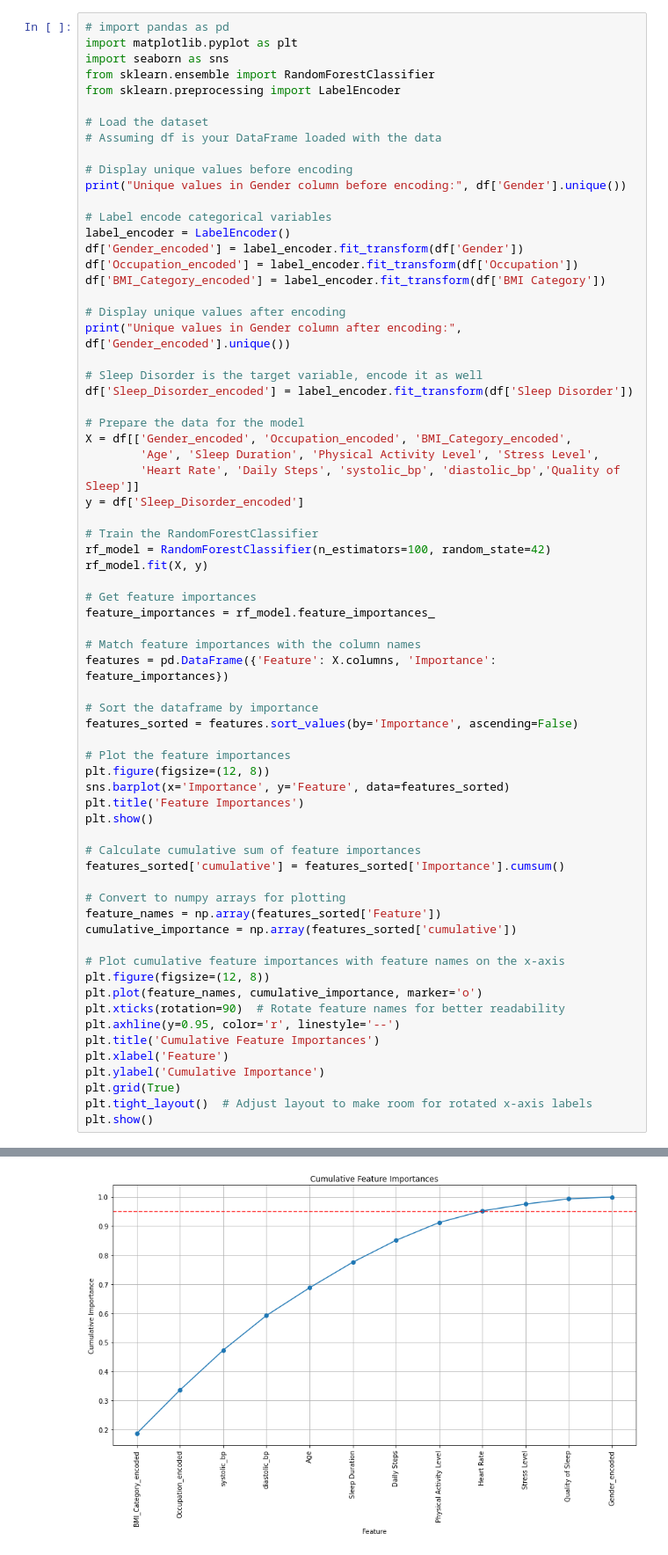
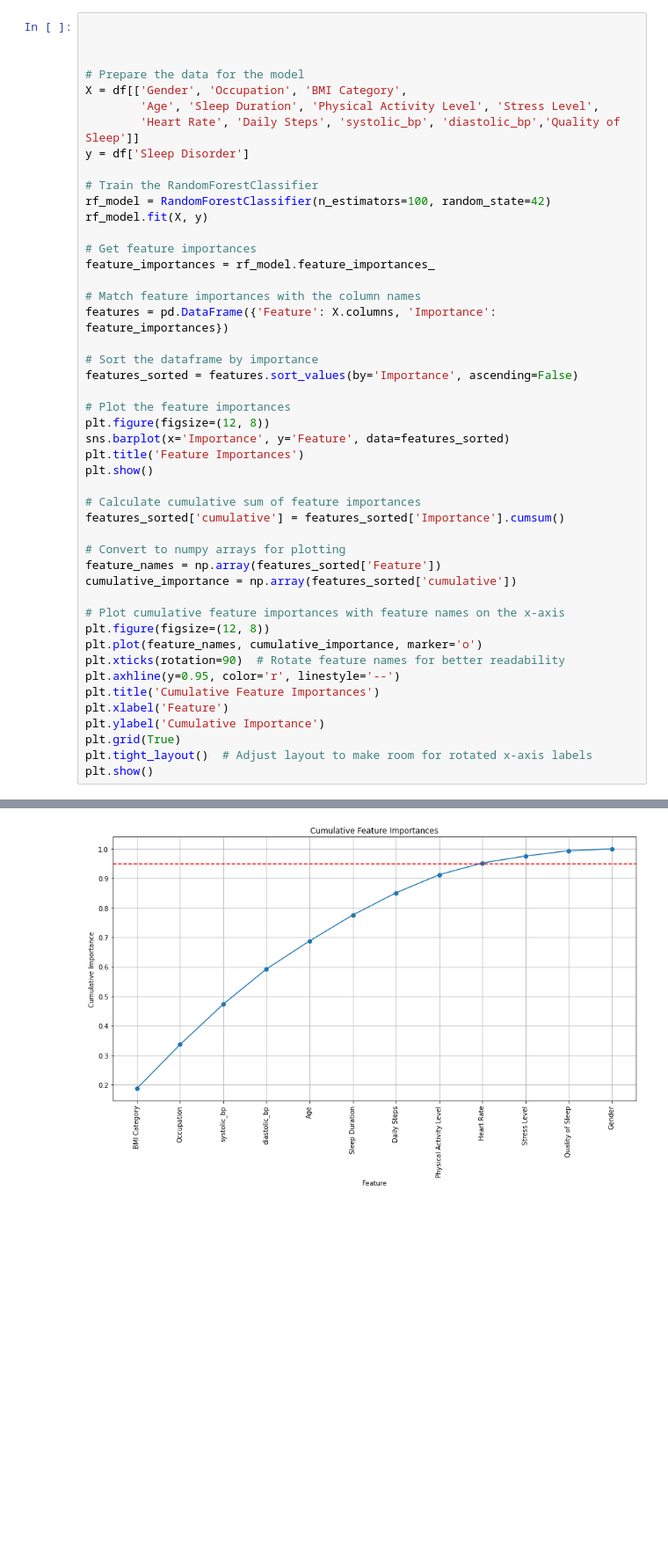
Before and after one commit to aminsoufi123/finalyp, a Jupyter notebook: finallll.ipynb, the cells around one changed output, grey strips where cells are left out. Shown at 88% size. Drawn from its saved outputs; the diff is of its cells as text; blank space fills up the shorter version.

```diff
--- a/finallll.ipynb
+++ b/finallll.ipynb
@@ -312,33 +302,12 @@ Mean CV Accuracy: 0.89 (+/- 0.10)
 # %%
-# import pandas as pd
-import matplotlib.pyplot as plt
-import seaborn as sns
-from sklearn.ensemble import RandomForestClassifier
-from sklearn.preprocessing import LabelEncoder
 
-# Load the dataset
-# Assuming df is your DataFrame loaded with the data
 
-# Display unique values before encoding
-print("Unique values in Gender column before encoding:", df['Gender'].unique())
-
-# Label encode categorical variables
-label_encoder = LabelEncoder()
-df['Gender_encoded'] = label_encoder.fit_transform(df['Gender'])
-df['Occupation_encoded'] = label_encoder.fit_transform(df['Occupation'])
-df['BMI_Category_encoded'] = label_encoder.fit_transform(df['BMI Category'])
-
-# Display unique values after encoding
-print("Unique values in Gender column after encoding:", df['Gender_encoded'].unique())
-
-# Sleep Disorder is the target variable, encode it as well
-df['Sleep_Disorder_encoded'] = label_encoder.fit_transform(df['Sleep Disorder'])
 
 # Prepare the data for the model
-X = df[['Gender_encoded', 'Occupation_encoded', 'BMI_Category_encoded',
+X = df[['Gender', 'Occupation', 'BMI Category',
         'Age', 'Sleep Duration', 'Physical Activity Level', 'Stress Level',
         'Heart Rate', 'Daily Steps', 'systolic_bp', 'diastolic_bp','Quality of Sleep']]
-y = df['Sleep_Disorder_encoded']
+y = df['Sleep Disorder']
 
 # Train the RandomForestClassifier
 rf_model = RandomForestClassifier(n_estimators=100, random_state=42)
@@ -384,2 +351,2 @@ Unique values in Gender column after encoding: [1 0]
-[figure, old version]
+[figure, new version]
 # %%
```
Also changed, not shown: parts of 8 cells of this notebook.
